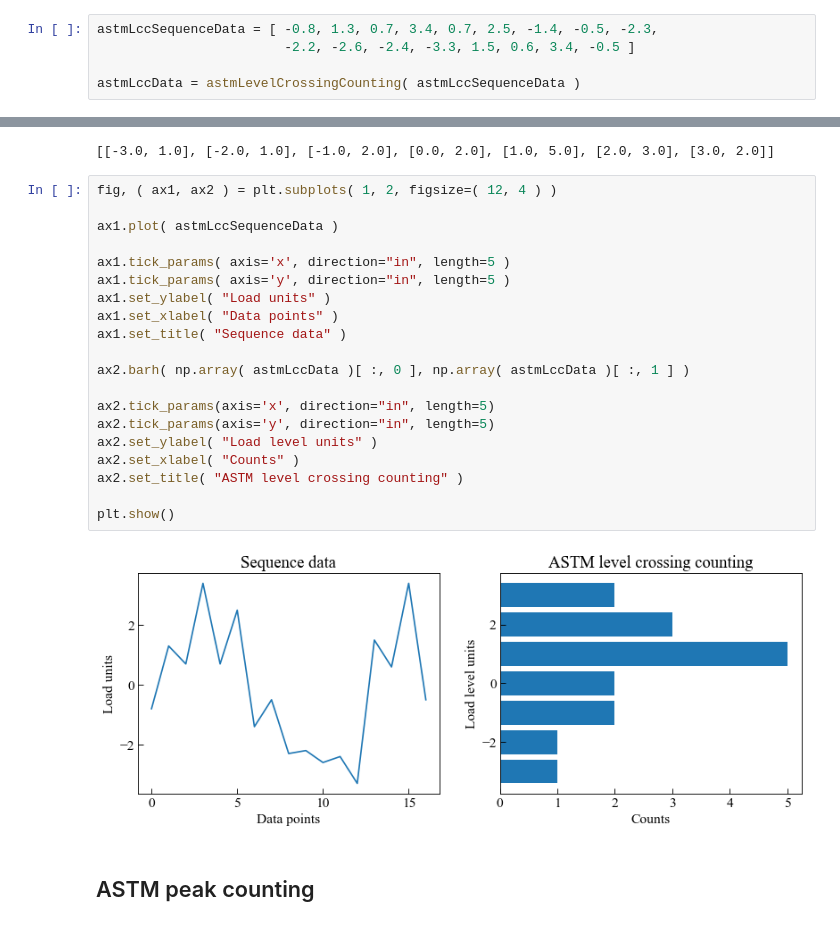
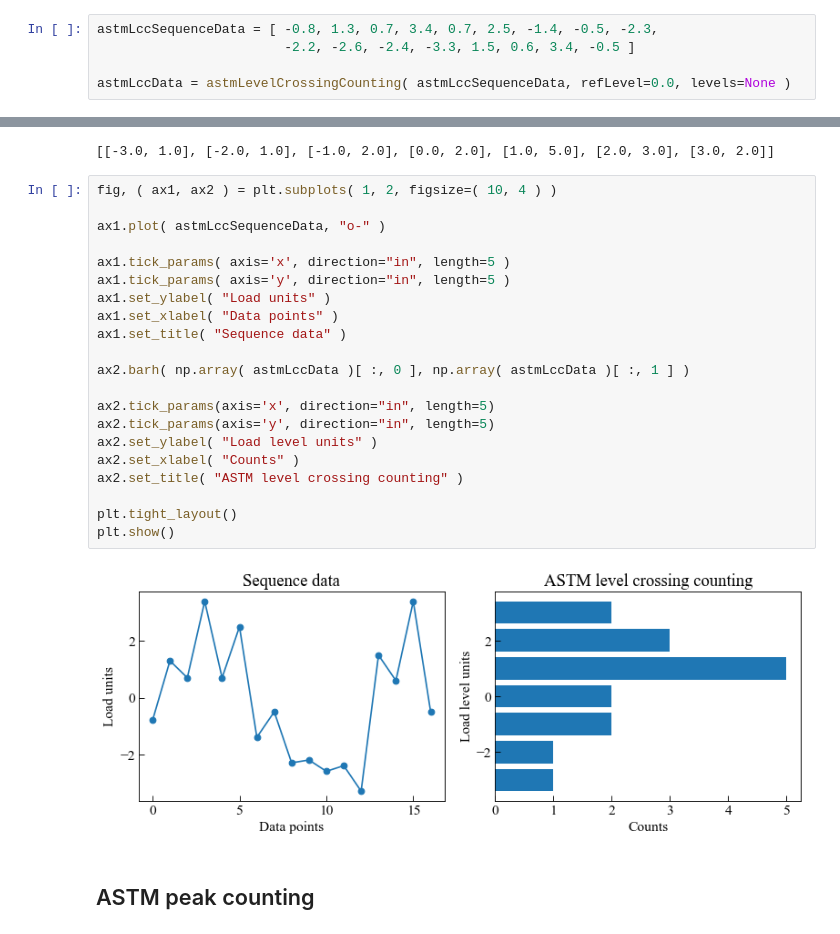
Before and after one commit to dpzhuX/ffpack, a Jupyter notebook: docs/source/cycle counting methods.ipynb, the cells around one changed output, grey strips where cells are left out. Cells and saved outputs as stored; diff of their text form.

```diff
--- a/docs/source/cycle counting methods.ipynb
+++ b/docs/source/cycle counting methods.ipynb
@@ -31,32 +47,33 @@ from ffpack.lcc import astmLevelCrossingCounting
 astmLccSequenceData = [ -0.8, 1.3, 0.7, 3.4, 0.7, 2.5, -1.4, -0.5, -2.3,
                         -2.2, -2.6, -2.4, -3.3, 1.5, 0.6, 3.4, -0.5 ]
 
-astmLccData = astmLevelCrossingCounting( astmLccSequenceData )
+astmLccData = astmLevelCrossingCounting( astmLccSequenceData, refLevel=0.0, levels=None )
 # %%
 print( astmLccData )
 # %% [output]
 [[-3.0, 1.0], [-2.0, 1.0], [-1.0, 2.0], [0.0, 2.0], [1.0, 5.0], [2.0, 3.0], [3.0, 2.0]]
 # %%
-fig, ( ax1, ax2 ) = plt.subplots( 1, 2, figsize=( 12, 4 ) )
+fig, ( ax1, ax2 ) = plt.subplots( 1, 2, figsize=( 10, 4 ) )
 
-ax1.plot( astmLccSequenceData )
+ax1.plot( astmLccSequenceData, "o-" )
 
 ax1.tick_params( axis='x', direction="in", length=5 )
 ax1.tick_params( axis='y', direction="in", length=5 )
 ax1.set_ylabel( "Load units" )
 ax1.set_xlabel( "Data points" )
 ax1.set_title( "Sequence data" )
 
 ax2.barh( np.array( astmLccData )[ :, 0 ], np.array( astmLccData )[ :, 1 ] )
 
 ax2.tick_params(axis='x', direction="in", length=5)
 ax2.tick_params(axis='y', direction="in", length=5)
 ax2.set_ylabel( "Load level units" )
 ax2.set_xlabel( "Counts" )
 ax2.set_title( "ASTM level crossing counting" )
 
+plt.tight_layout()
 plt.show()
 # %% [output]
-[figure, old version]
+[figure, new version]
 # %% [markdown]
 ## ASTM peak counting
```
Also changed, not shown: parts of 21 cells of this notebook, 3 other files.
